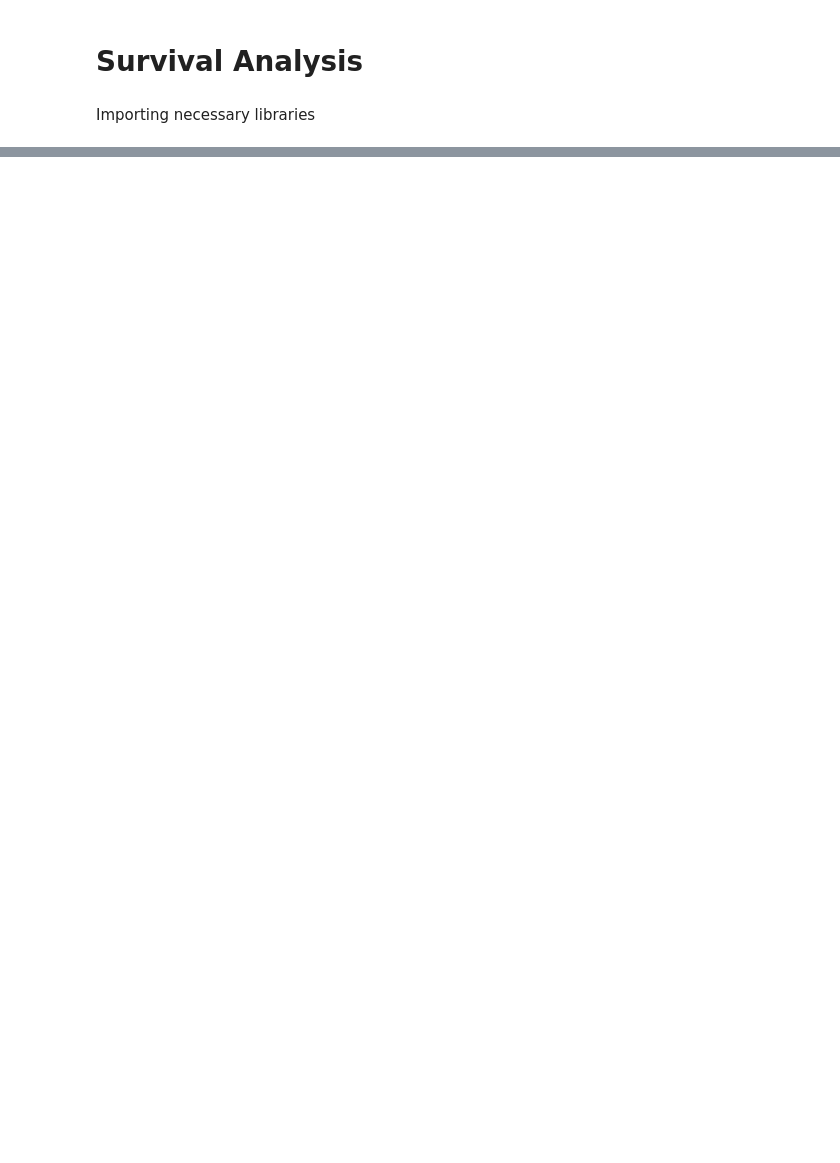
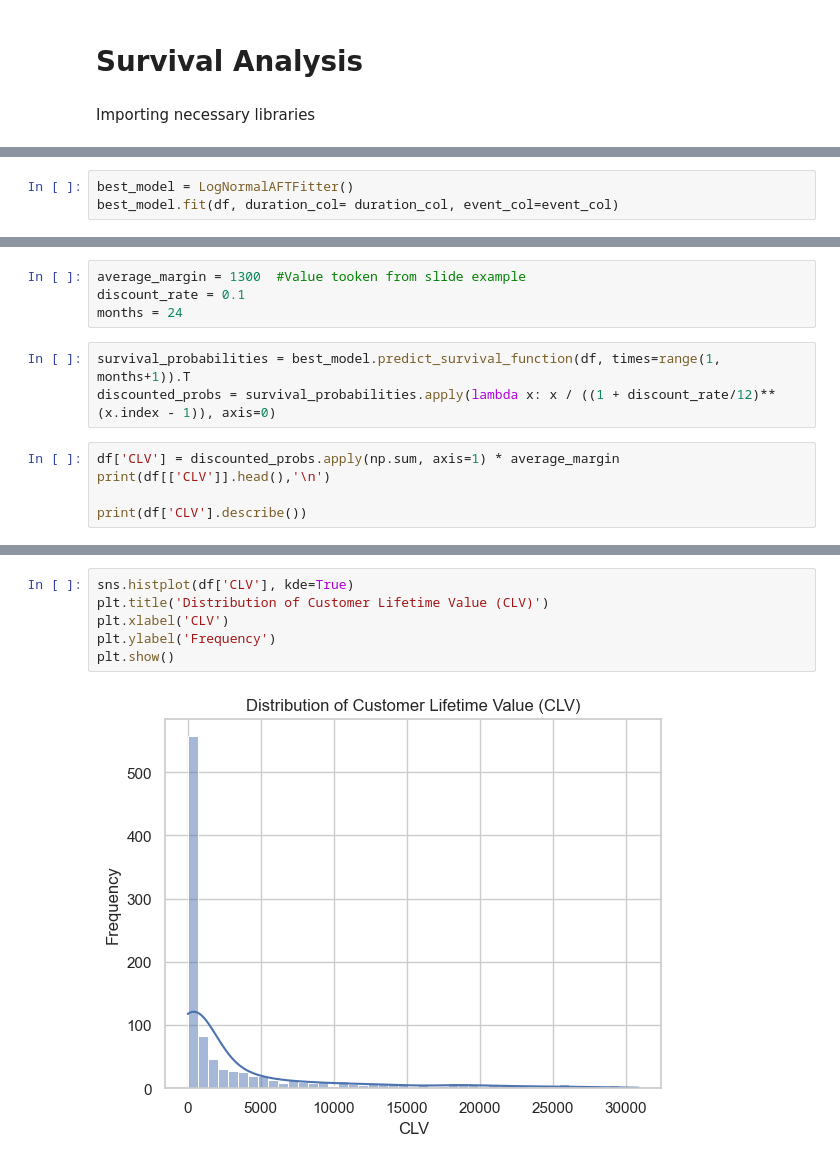
Before and after one commit to EdoPetrosyan/Telco-Survival-Analysis, a Jupyter notebook: Survival Analysis HW3.ipynb, the cells around one changed output, grey strips where cells are left out. Cells and saved outputs as stored; diff of their text form; blank space fills up the shorter version.

```diff
--- a/Survival Analysis HW3.ipynb
+++ b/Survival Analysis HW3.ipynb
@@ -18,0 +294,3 @@ telco_data.head()
+# %%
+best_model = LogNormalAFTFitter()
+best_model.fit(df, duration_col= duration_col, event_col=event_col)
@@ -18,0 +299,12 @@ telco_data.head()
+# %%
+average_margin = 1300  #Value tooken from slide example
+discount_rate = 0.1
+months = 24
+# %%
+survival_probabilities = best_model.predict_survival_function(df, times=range(1, months+1)).T
+discounted_probs = survival_probabilities.apply(lambda x: x / ((1 + discount_rate/12)**(x.index - 1)), axis=0)
+# %%
+df['CLV'] = discounted_probs.apply(np.sum, axis=1) * average_margin
+print(df[['CLV']].head(),'\n')
+
+print(df['CLV'].describe())
@@ -18,0 +328,8 @@ telco_data.head()
+# %%
+sns.histplot(df['CLV'], kde=True)
+plt.title('Distribution of Customer Lifetime Value (CLV)')
+plt.xlabel('CLV')
+plt.ylabel('Frequency')
+plt.show()
+# %% [output]
+[figure, added]
```
Also changed, not shown: parts of 29 cells of this notebook, 1 other file.
